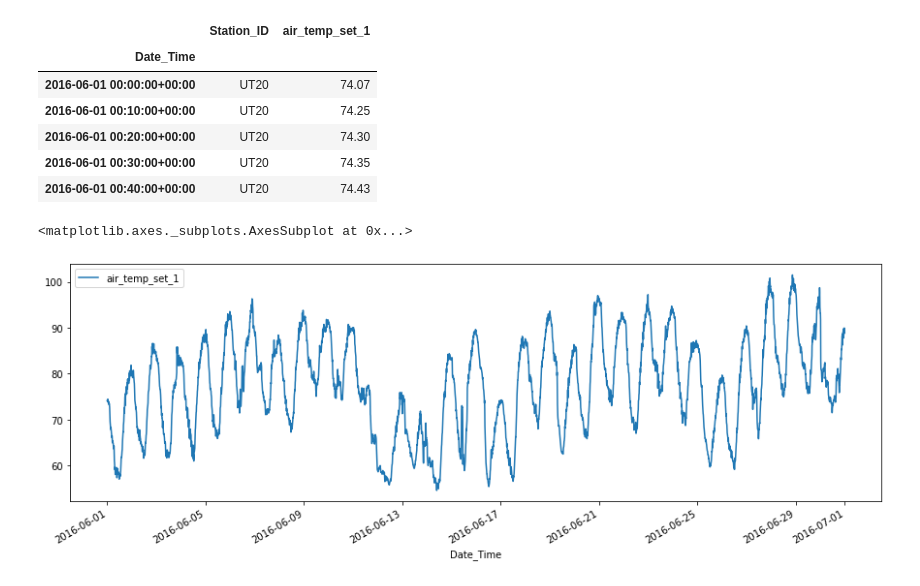
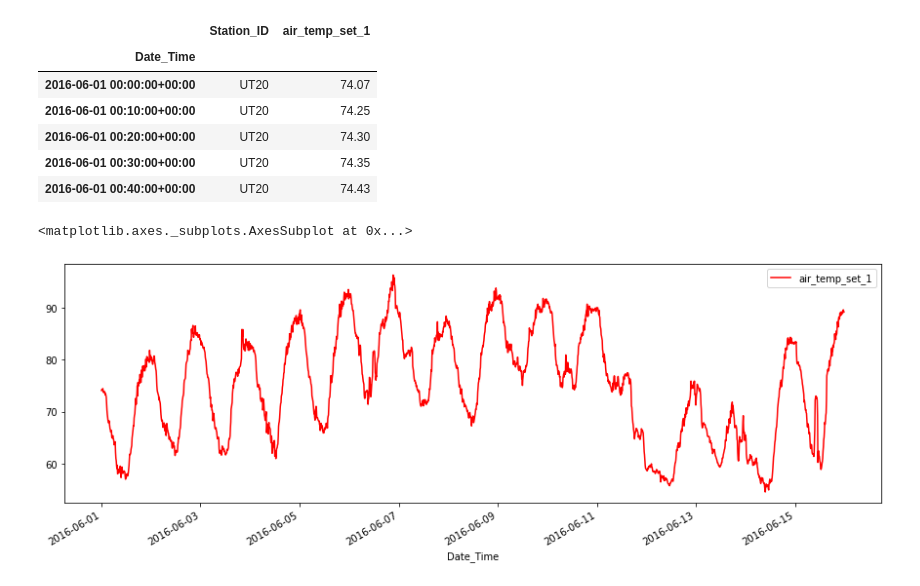
Before and after one commit to chrisg-usu/examples, a Jupyter notebook: Untitled3.ipynb, the cells around one changed output. Saved outputs shown, nothing was run; the diff lists cells and outputs as text; code cells hidden in the pictures.

```diff
--- a/Untitled3.ipynb
+++ b/Untitled3.ipynb
@@ -10,7 +10,7 @@ MapView(layout=Layout(height='400px', width='100%'))
 # %%
 import pandas as pd
 # %%
-df = pd.read_csv('UT20.csv', parse_dates=['Date_Time'], index_col='Date_Time', skiprows=[0,1,2,3,4,5,7])
+df = pd.read_csv('../UT20.csv', parse_dates=['Date_Time'], index_col='Date_Time', skiprows=[0,1,2,3,4,5,7])
 df.head()
 # %% [output]
 |  | Station_ID | air_temp_set_1 |
@@ -21,7 +21,7 @@ df.head()
 | 2016-06-01 00:30:00+00:00 | UT20 | 74.35 |
 | 2016-06-01 00:40:00+00:00 | UT20 | 74.43 |
 # %%
-df.plot(figsize=(15, 5))
+df.loc['2016-06-01':'2016-06-15'].plot(figsize=(15, 5), color='red')
 # %% [output]
 <matplotlib.axes._subplots.AxesSubplot at 0x...>
-[figure, old version]
+[figure, new version]
```
